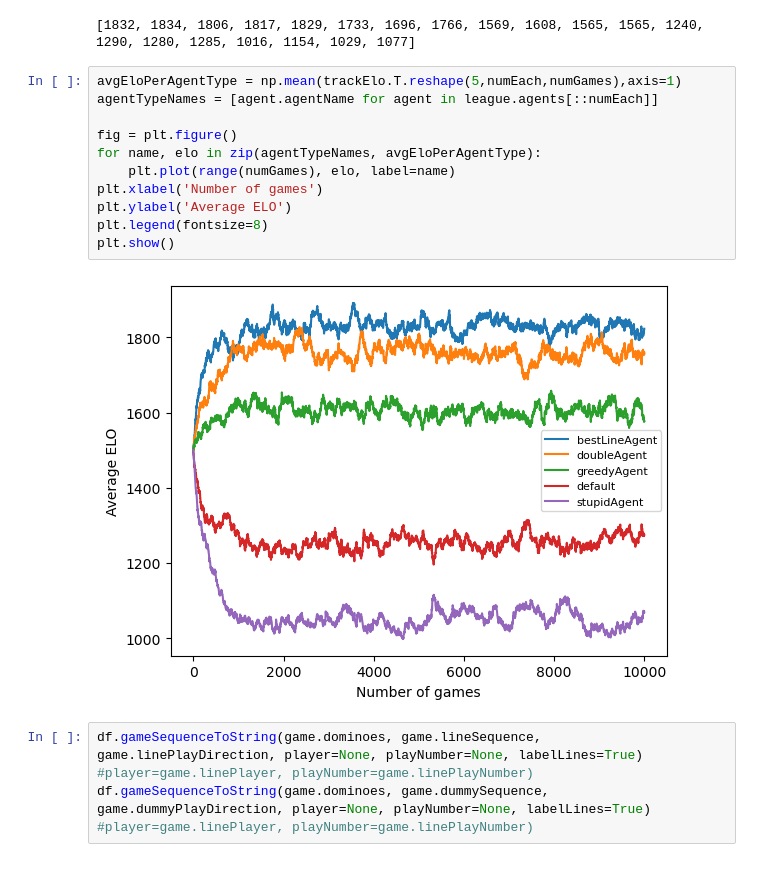
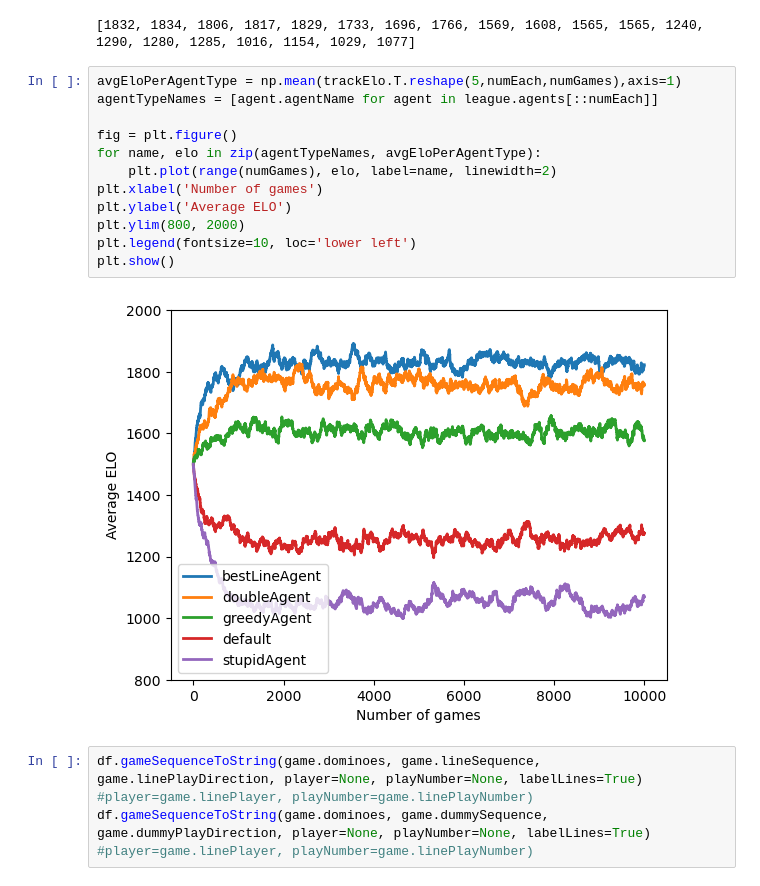
Before and after one commit to landoskape/dominoes, a Jupyter notebook: dominoes.ipynb, the cells around one changed output. Drawn from its saved outputs; the diff is of its cells as text.

```diff
--- a/dominoes.ipynb
+++ b/dominoes.ipynb
@@ -97,16 +97,17 @@ print([int(elo) for elo in league.elo])
 # %%
 avgEloPerAgentType = np.mean(trackElo.T.reshape(5,numEach,numGames),axis=1)
 agentTypeNames = [agent.agentName for agent in league.agents[::numEach]]
 
 fig = plt.figure()
 for name, elo in zip(agentTypeNames, avgEloPerAgentType):
-    plt.plot(range(numGames), elo, label=name)
+    plt.plot(range(numGames), elo, label=name, linewidth=2)
 plt.xlabel('Number of games')
 plt.ylabel('Average ELO')
-plt.legend(fontsize=8)
+plt.ylim(800, 2000)
+plt.legend(fontsize=10, loc='lower left')
 plt.show()
 # %% [output]
-[figure, old version]
+[figure, new version]
 # %%
 df.gameSequenceToString(game.dominoes, game.lineSequence, game.linePlayDirection, player=None, playNumber=None, labelLines=True) #player=game.linePlayer, playNumber=game.linePlayNumber)
 df.gameSequenceToString(game.dominoes, game.dummySequence, game.dummyPlayDirection, player=None, playNumber=None, labelLines=True) #player=game.linePlayer, playNumber=game.linePlayNumber)
```
Also changed, not shown: parts of 6 cells of this notebook, 2 other files.
